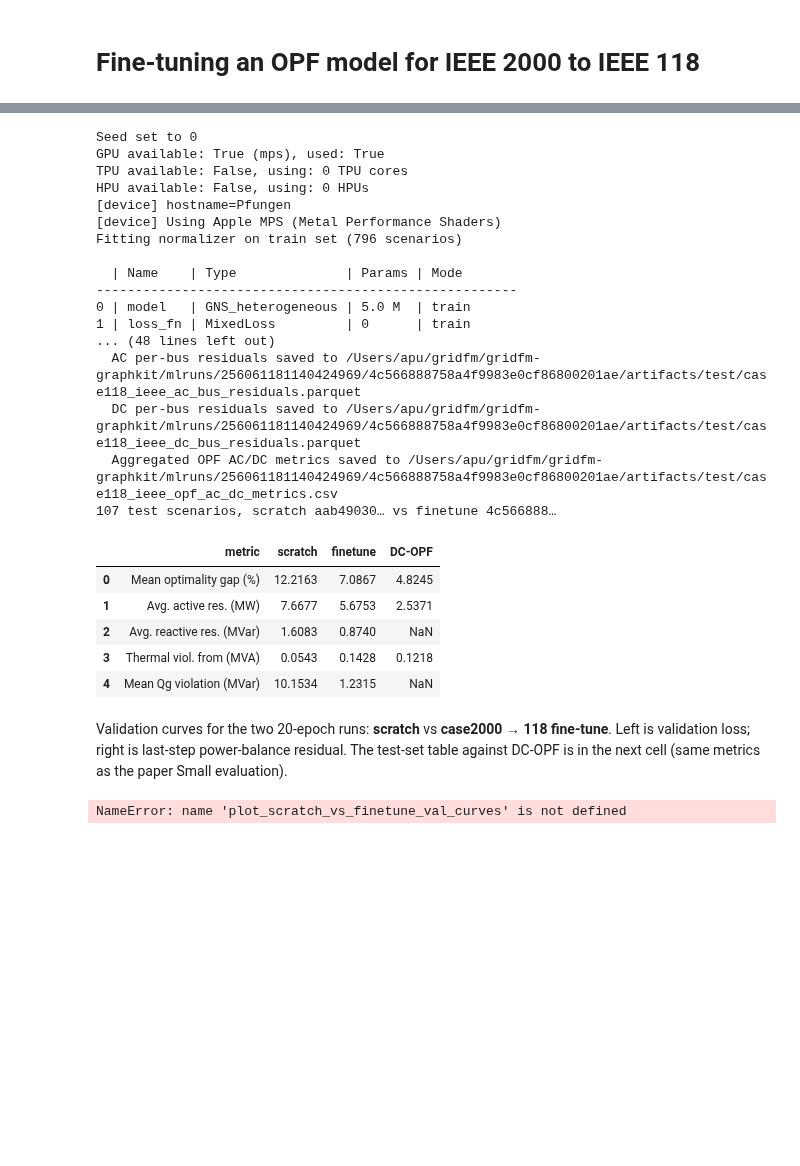
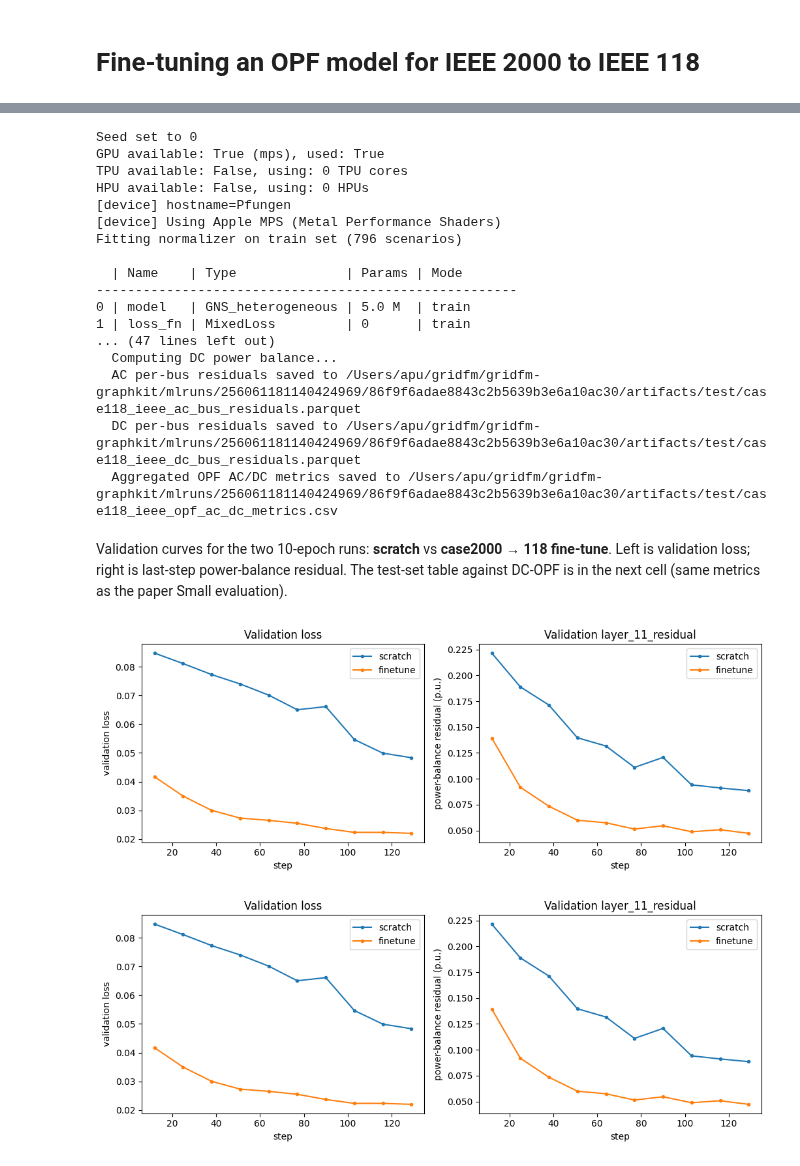
Before and after one commit to gridfm/gridfm-graphkit, a Jupyter notebook: examples/notebooks/Tutorial_opf_colab.ipynb, the cells around one changed output, grey strips where cells are left out. Cells and saved outputs as stored; diff of their text form; code cells hidden in the pictures; blank space fills up the shorter version.

```diff
--- a/examples/notebooks/Tutorial_opf_colab.ipynb
+++ b/examples/notebooks/Tutorial_opf_colab.ipynb
@@ -596,7 +600,7 @@ if not _alias.exists() and _src.is_dir():
   --config {CONFIG_FEW_SMALL} \
   --data_path {DATA} \
   --log_dir {LOG} \
-  --exp_name tutorial_opf_scratch_case2000_small20 \
+  --exp_name tutorial_opf_scratch_case2000_small10 \
   --log_every_n_steps 10 \
   --compute_dc_ac_metrics \
   --num_workers 2 \
@@ -625,27 +629,22 @@ Fitting normalizer on train set (796 scenarios)
 ------------------------------------------------------
 0 | model   | GNS_heterogeneous | 5.0 M  | train
 1 | loss_fn | MixedLoss         | 0      | train
-... (48 lines left out)
-  AC per-bus residuals saved to /Users/apu/gridfm/gridfm-graphkit/mlruns/256061181140424969/4c566888758a4f9983e0cf86800201ae/artifacts/test/case118_ieee_ac_bus_residuals.parquet
-  DC per-bus residuals saved to /Users/apu/gridfm/gridfm-graphkit/mlruns/256061181140424969/4c566888758a4f9983e0cf86800201ae/artifacts/test/case118_ieee_dc_bus_residuals.parquet
-  Aggregated OPF AC/DC metrics saved to /Users/apu/gridfm/gridfm-graphkit/mlruns/256061181140424969/4c566888758a4f9983e0cf86800201ae/artifacts/test/case118_ieee_opf_ac_dc_metrics.csv
-107 test scenarios, scratch aab49030… vs finetune 4c566888…
+... (47 lines left out)
+  Computing DC power balance...
+  AC per-bus residuals saved to /Users/apu/gridfm/gridfm-graphkit/mlruns/256061181140424969/86f9f6adae8843c2b5639b3e6a10ac30/artifacts/test/case118_ieee_ac_bus_residuals.parquet
+  DC per-bus residuals saved to /Users/apu/gridfm/gridfm-graphkit/mlruns/256061181140424969/86f9f6adae8843c2b5639b3e6a10ac30/artifacts/test/case118_ieee_dc_bus_residuals.parquet
+  Aggregated OPF AC/DC metrics saved to /Users/apu/gridfm/gridfm-graphkit/mlruns/256061181140424969/86f9f6adae8843c2b5639b3e6a10ac30/artifacts/test/case118_ieee_opf_ac_dc_metrics.csv
-|  | metric | scratch | finetune | DC-OPF |
-| 0 | Mean optimality gap (%) | 12.2163 | 7.0867 | 4.8245 |
-| 1 | Avg. active res. (MW) | 7.6677 | 5.6753 | 2.5371 |
-| 2 | Avg. reactive res. (MVar) | 1.6083 | 0.8740 | NaN |
-| 3 | Thermal viol. from (MVA) | 0.0543 | 0.1428 | 0.1218 |
-| 4 | Mean Qg violation (MVar) | 10.1534 | 1.2315 | NaN |
 # %% [markdown]
-Validation curves for the two 20-epoch runs: **scratch** vs **case2000 → 118 fine-tune**. Left is validation loss; right is last-step power-balance residual. The test-set table against DC-OPF is in the next cell (same metrics as the paper Small evaluation).
+Validation curves for the two 10-epoch runs: **scratch** vs **case2000 → 118 fine-tune**. Left is validation loss; right is last-step power-balance residual. The test-set table against DC-OPF is in the next cell (same metrics as the paper Small evaluation).
 # %%
 plot_scratch_vs_finetune_val_curves(
     client,
-    latest_mlflow_run_id(client, "tutorial_opf_scratch_case2000_small20"),
+    latest_mlflow_run_id(client, "tutorial_opf_scratch_case2000_small10"),
     latest_mlflow_run_id(client, "tutorial_opf_ft_case2000_small"),
 )
 # %% [output]
-NameError: name 'plot_scratch_vs_finetune_val_curves' is not defined
+[figure, added]
+[figure, added]
 # %%
 compare_scratch_vs_finetune(
     client,
```
Also changed, not shown: parts of 29 cells of this notebook, 7 other files.
